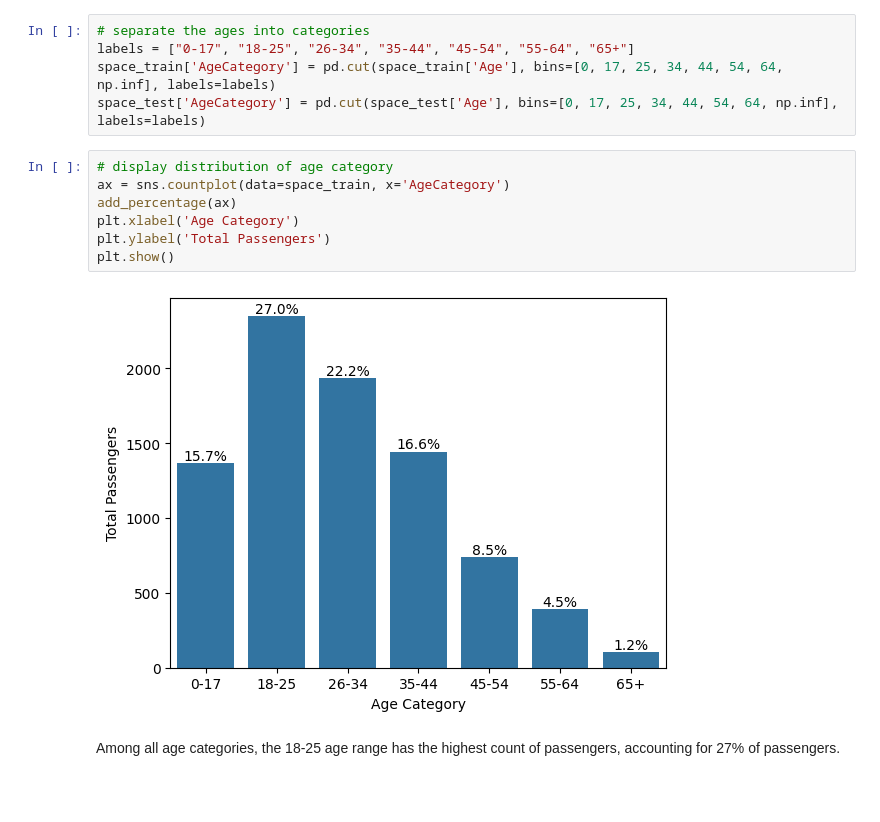
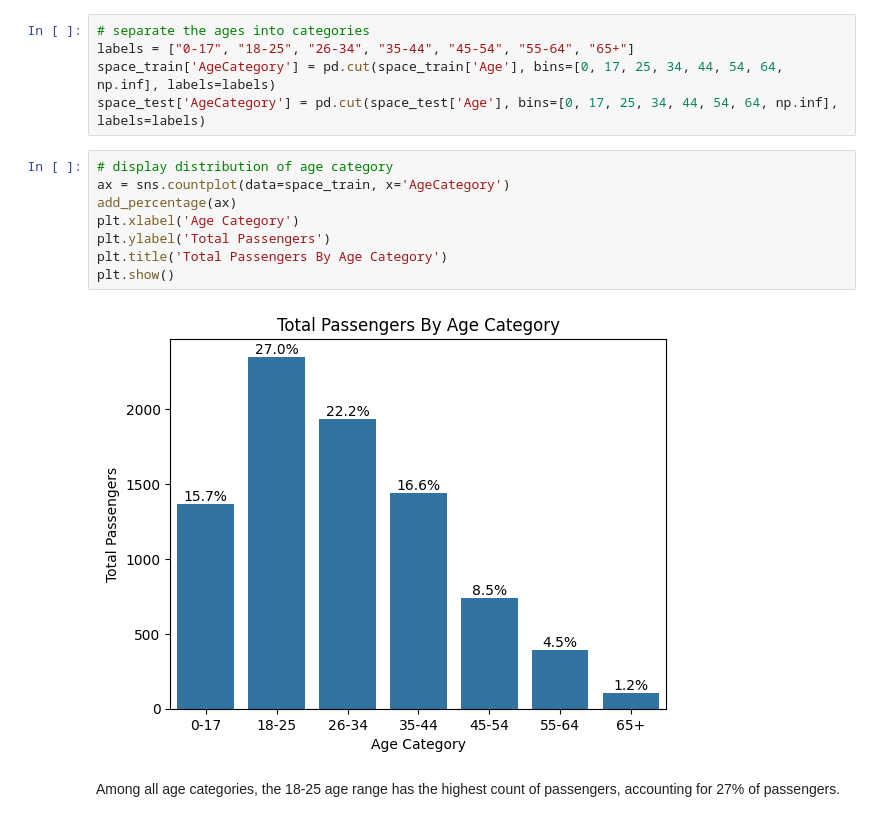
Before and after one commit to hanashah-01/spaceship-titanic, a Jupyter notebook: spaceship-titanic.ipynb, the cells around one changed output. Drawn from its saved outputs; the diff is of its cells as text; blank space fills up the shorter version.

```diff
--- a/spaceship-titanic.ipynb
+++ b/spaceship-titanic.ipynb
@@ -636,12 +702,13 @@ space_test['AgeCategory'] = pd.cut(space_test['Age'], bins=[0, 17, 25, 34, 44, 5
 # %%
 # display distribution of age category
 ax = sns.countplot(data=space_train, x='AgeCategory')
 add_percentage(ax)
 plt.xlabel('Age Category')
 plt.ylabel('Total Passengers')
+plt.title('Total Passengers By Age Category')
 plt.show()
 # %% [output]
-[figure, old version]
+[figure, new version]
 # %% [markdown]
 Among all age categories, the 18-25 age range has the highest count of passengers, accounting for 27% of passengers.
 # %% [markdown]
```
Also changed, not shown: parts of 82 cells of this notebook, 1 other file.
